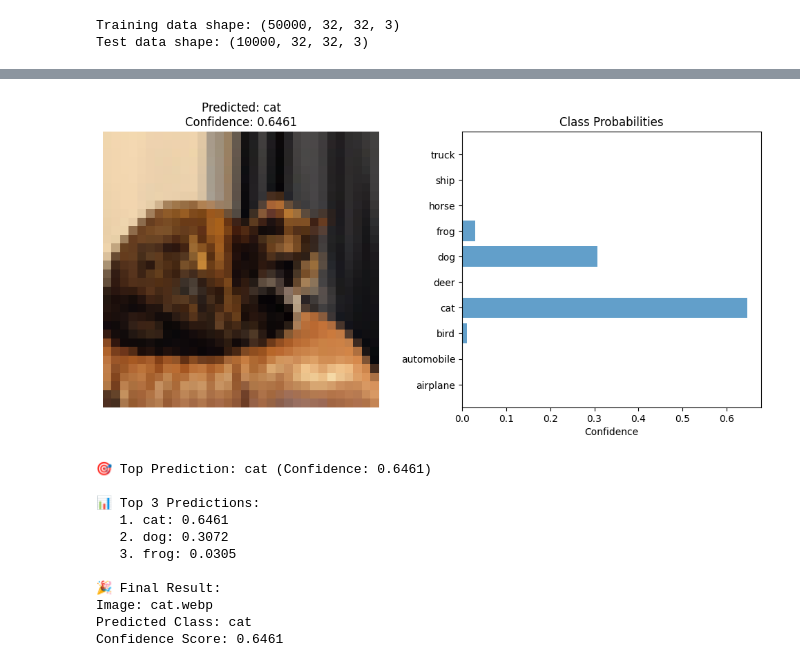
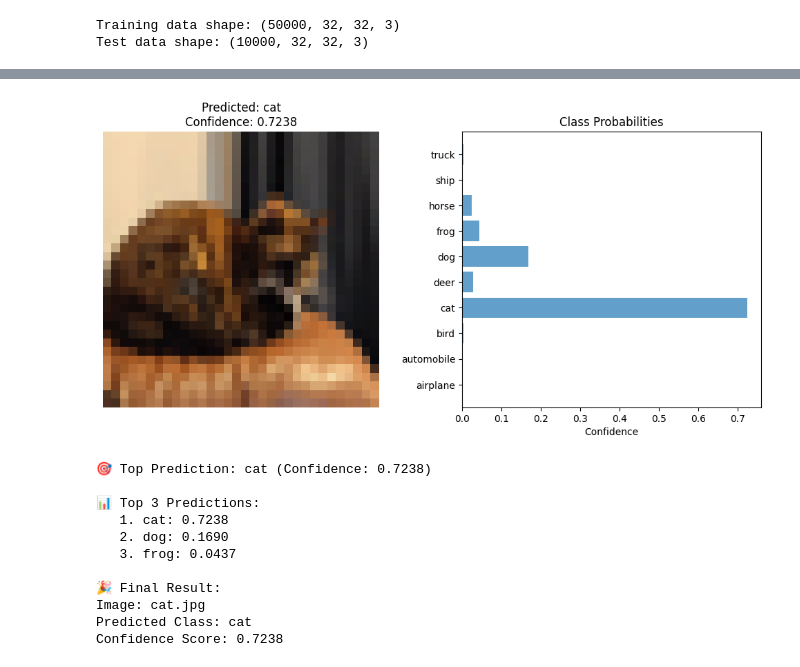
Before and after one commit to Ashmitha274/AI_Bootcamp_tasks, a Jupyter notebook: Day2/cifar10_cnn.ipynb, the cells around one changed output, grey strips where cells are left out. Cells and saved outputs as stored; diff of their text form; code cells hidden in the pictures.

```diff
--- a/Day2/cifar10_cnn.ipynb
+++ b/Day2/cifar10_cnn.ipynb
@@ -240,23 +222,23 @@ def predict_image_cnn(image_path, model):
 
     return class_names[predicted_class], confidence
 # %%
-image_path = "cat.webp"
+image_path = "cat.jpg"
 predicted_class, confidence = predict_image_cnn(image_path, cnn_model)
 
 print(f"\n🎉 Final Result:")
 print(f"Image: {image_path}")
 print(f"Predicted Class: {predicted_class}")
 print(f"Confidence Score: {confidence:.4f}")
 # %% [output]
-[figure, old version]
+[figure, new version]
-🎯 Top Prediction: cat (Confidence: 0.6461)
+🎯 Top Prediction: cat (Confidence: 0.7238)
 
 📊 Top 3 Predictions:
-   1. cat: 0.6461
-   2. dog: 0.3072
-   3. frog: 0.0305
+   1. cat: 0.7238
+   2. dog: 0.1690
+   3. frog: 0.0437
 
 🎉 Final Result:
-Image: cat.webp
+Image: cat.jpg
 Predicted Class: cat
-Confidence Score: 0.6461
+Confidence Score: 0.7238
```
Also changed, not shown: parts of 3 cells of this notebook, 9 other files.
